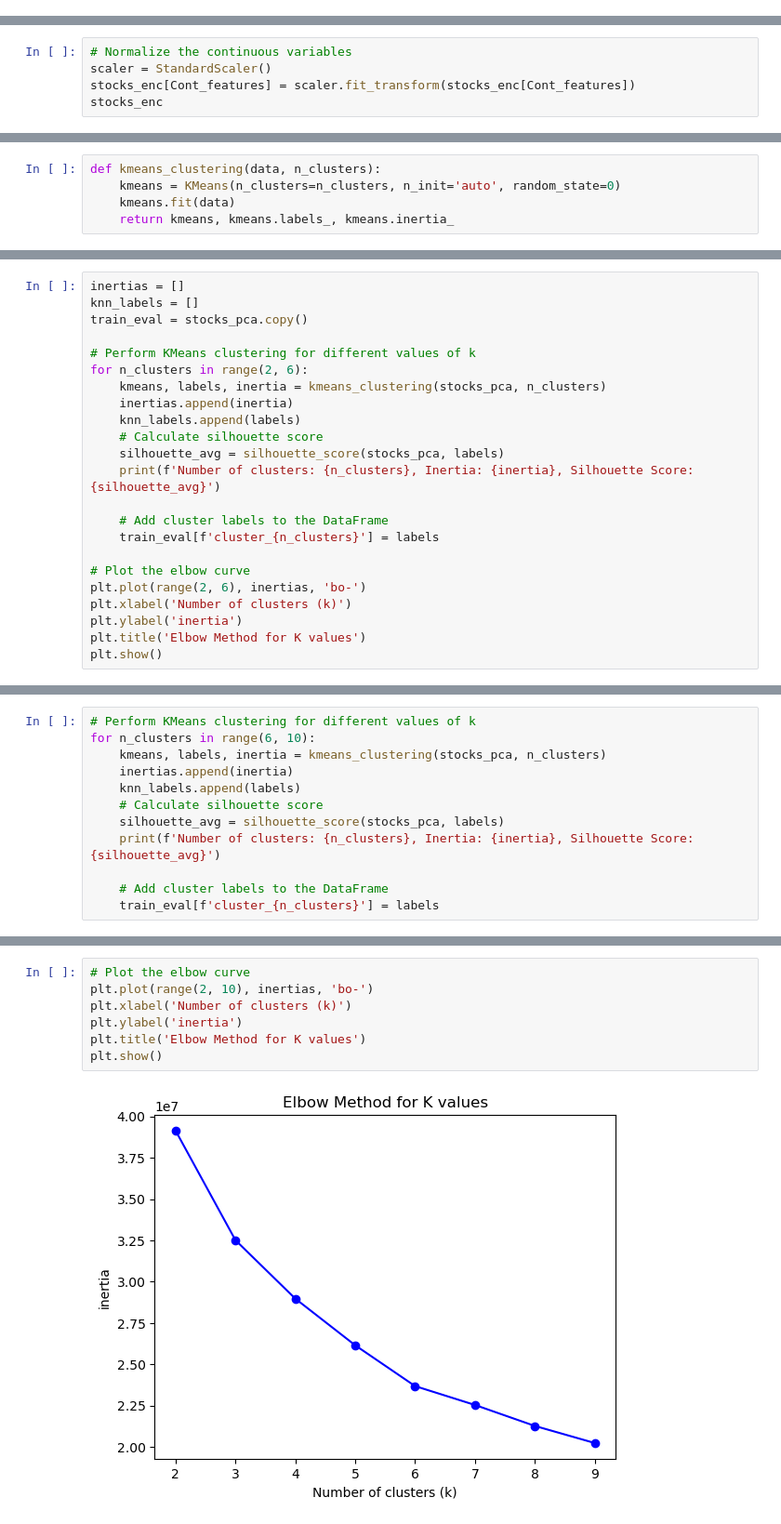
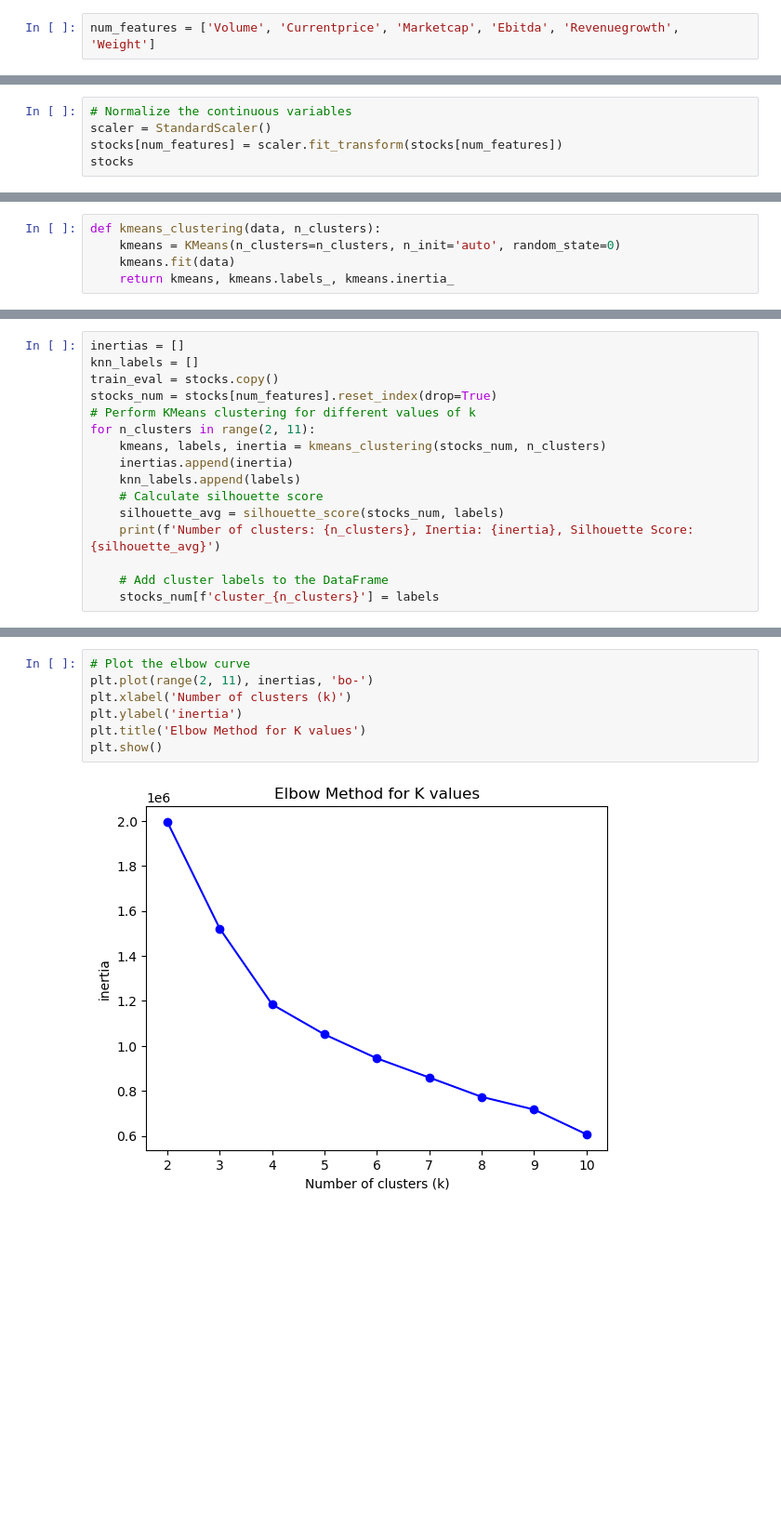
Before and after one commit to KayMichnicki/AAI510-Final-Project, a Jupyter notebook: AAI510_Stock_Clustering.ipynb, the cells around one changed output, grey strips where cells are left out. Shown at 93% size. Cells and saved outputs as stored; diff of their text form; blank space fills up the shorter version.

Commit message:
Clustering

```diff
--- a/AAI510_Stock_Clustering.ipynb
+++ b/AAI510_Stock_Clustering.ipynb
@@ -320,0 +262,2 @@ stocks
+# %%
+num_features = ['Volume', 'Currentprice', 'Marketcap', 'Ebitda', 'Revenuegrowth', 'Weight']
@@ -333,6 +309,6 @@ stocks_enc.head()
 # %%
 # Normalize the continuous variables
 scaler = StandardScaler()
-stocks_enc[Cont_features] = scaler.fit_transform(stocks_enc[Cont_features])
-stocks_enc
+stocks[num_features] = scaler.fit_transform(stocks[num_features])
+stocks
 # %% [output]
@@ -407,24 +380,17 @@ stocks_enc.shape
 # %%
 inertias = []
 knn_labels = []
-train_eval = stocks_pca.copy()
-
+train_eval = stocks.copy()
+stocks_num = stocks[num_features].reset_index(drop=True)
 # Perform KMeans clustering for different values of k
-for n_clusters in range(2, 6):
-    kmeans, labels, inertia = kmeans_clustering(stocks_pca, n_clusters)
+for n_clusters in range(2, 11):
+    kmeans, labels, inertia = kmeans_clustering(stocks_num, n_clusters)
     inertias.append(inertia)
     knn_labels.append(labels)
     # Calculate silhouette score
-    silhouette_avg = silhouette_score(stocks_pca, labels)
+    silhouette_avg = silhouette_score(stocks_num, labels)
     print(f'Number of clusters: {n_clusters}, Inertia: {inertia}, Silhouette Score: {silhouette_avg}')
 
     # Add cluster labels to the DataFrame
-    train_eval[f'cluster_{n_clusters}'] = labels
-
-# Plot the elbow curve
-plt.plot(range(2, 6), inertias, 'bo-')
-plt.xlabel('Number of clusters (k)')
-plt.ylabel('inertia')
-plt.title('Elbow Method for K values')
-plt.show()
+    stocks_num[f'cluster_{n_clusters}'] = labels
 # %% [output]
@@ -436,12 +405,0 @@ Number of clusters: 5, Inertia: 26153148.87913797, Silhouette Score: 0.227843466
-# %%
-# Perform KMeans clustering for different values of k
-for n_clusters in range(6, 10):
-    kmeans, labels, inertia = kmeans_clustering(stocks_pca, n_clusters)
-    inertias.append(inertia)
-    knn_labels.append(labels)
-    # Calculate silhouette score
-    silhouette_avg = silhouette_score(stocks_pca, labels)
-    print(f'Number of clusters: {n_clusters}, Inertia: {inertia}, Silhouette Score: {silhouette_avg}')
-
-    # Add cluster labels to the DataFrame
-    train_eval[f'cluster_{n_clusters}'] = labels
@@ -453,9 +406,9 @@ Number of clusters: 9, Inertia: 20238294.042165086, Silhouette Score: 0.20105978
 # %%
 # Plot the elbow curve
-plt.plot(range(2, 10), inertias, 'bo-')
+plt.plot(range(2, 11), inertias, 'bo-')
 plt.xlabel('Number of clusters (k)')
 plt.ylabel('inertia')
 plt.title('Elbow Method for K values')
 plt.show()
 # %% [output]
-[figure, old version]
+[figure, new version]
```
Also changed, not shown: parts of 53 cells of this notebook.
